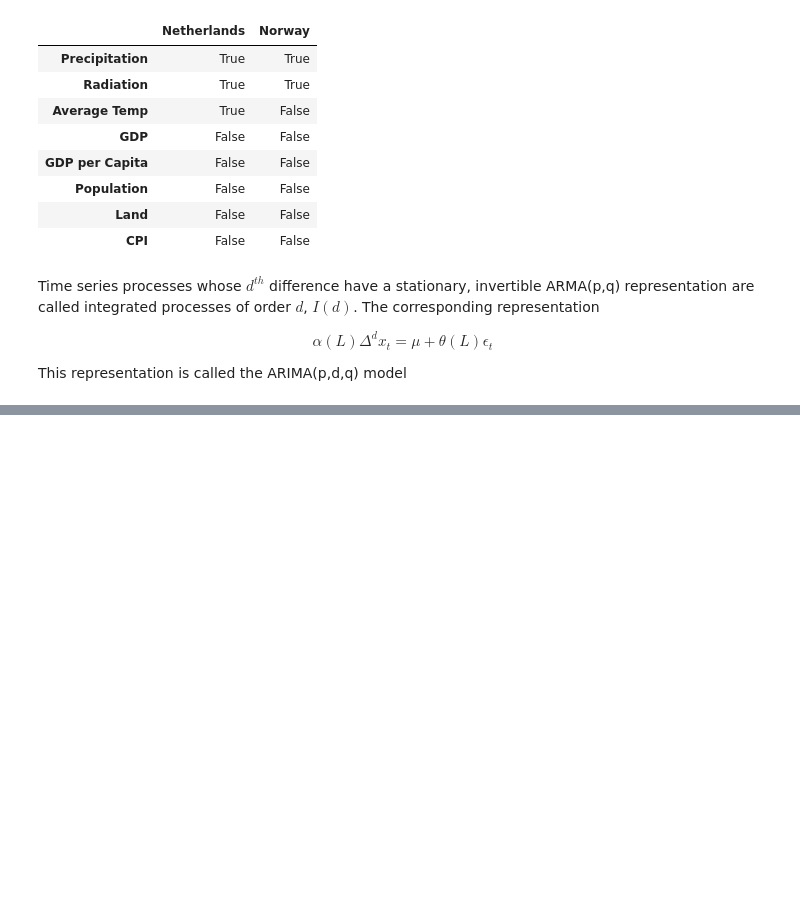
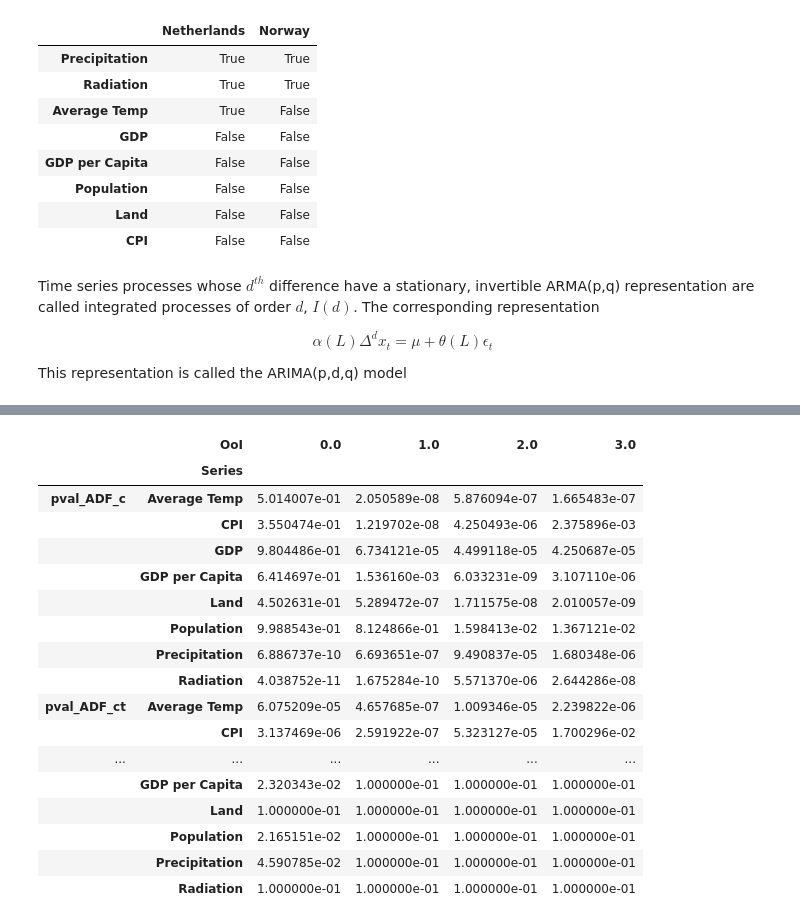
Before and after one commit to LuukOudshoorn25/MultivariateEconometrics, a Jupyter notebook: Multivariate Econometrics.ipynb, the cells around one changed output, grey strips where cells are left out. Cells and saved outputs as stored; diff of their text form; code cells hidden in the pictures; blank space fills up the shorter version.

```diff
--- a/Multivariate Econometrics.ipynb
+++ b/Multivariate Econometrics.ipynb
@@ -197,17 +215,32 @@ for country in countries:
     subdf = df.loc[country]
     for col in subdf.columns:
         timeseries = subdf[col].dropna()
-        # Run ADF test to check for stationarity
-        ADF_p = adfuller(timeseries)[1]
+        # Run ADF test to check for stationarity on original series
+        ADF_c_p = adfuller(timeseries, regression='c')[1]
+        ADF_ct_p = adfuller(timeseries, regression='ct')[1]
+        ADF_nc_p = adfuller(timeseries, regression='nc')[1]
+
+        KPSS_p = kpss(timeseries)[1]
         integratability = integratability.append({'Country': country,
                                                       'OoI': 0,
                                                       'Series':col,
-                                                      'pval': ADF_p}, ignore_index=True)
+                                                      'pval_ADF_c': ADF_c_p,
+                                                      'pval_ADF_ct': ADF_ct_p,
+                                                      'pval_ADF_nc': ADF_nc_p,
+                                                      'pval_KPSS': KPSS_p}, ignore_index=True)
+        # Take dth difference sequence (1,2,3)
         for OoI in [1,2,3]:
             timeseries = delta_operator(timeseries)
-            ADF_p = adfuller(timeseries)[1]
+            ADF_c_p = adfuller(timeseries, regression='c')[1]
+            ADF_ct_p = adfuller(timeseries, regression='ct')[1]
+            ADF_nc_p = adfuller(timeseries, regression='nc')[1]
+            KPSS_p = kpss(timeseries)[1]
+            # For each diff series we test obtain ADF pvalue for stationarity
             integratability = integratability.append({'Country': country,
                                                       'OoI': OoI,
                                                       'Series':col,
-                                                      'pval': ADF_p}, ignore_index=True)
-integratability.set_index(['Country','OoI','Series']).unstack()
+                                                      'pval_ADF_c': ADF_c_p,
+                                                      'pval_ADF_ct': ADF_ct_p,
+                                                      'pval_ADF_nc': ADF_nc_p,
+                                                      'pval_KPSS': KPSS_p}, ignore_index=True)
+integratability = integratability.set_index(['Country','OoI','Series']).unstack()
@@ -225,0 +247,21 @@ integratability.set_index(['Country','OoI','Series']).unstack()
+# %%
+integratability.loc['Norway'].T
+# %% [output]
+|  | OoI | 0.0 | 1.0 | 2.0 | 3.0 |
+|  | Series |  |  |  |  |
+| pval_ADF_c | Average Temp | 5.014007e-01 | 2.050589e-08 | 5.876094e-07 | 1.665483e-07 |
+|  | CPI | 3.550474e-01 | 1.219702e-08 | 4.250493e-06 | 2.375896e-03 |
+|  | GDP | 9.804486e-01 | 6.734121e-05 | 4.499118e-05 | 4.250687e-05 |
+|  | GDP per Capita | 6.414697e-01 | 1.536160e-03 | 6.033231e-09 | 3.107110e-06 |
+|  | Land | 4.502631e-01 | 5.289472e-07 | 1.711575e-08 | 2.010057e-09 |
+|  | Population | 9.988543e-01 | 8.124866e-01 | 1.598413e-02 | 1.367121e-02 |
+|  | Precipitation | 6.886737e-10 | 6.693651e-07 | 9.490837e-05 | 1.680348e-06 |
+|  | Radiation | 4.038752e-11 | 1.675284e-10 | 5.571370e-06 | 2.644286e-08 |
+| pval_ADF_ct | Average Temp | 6.075209e-05 | 4.657685e-07 | 1.009346e-05 | 2.239822e-06 |
+|  | CPI | 3.137469e-06 | 2.591922e-07 | 5.323127e-05 | 1.700296e-02 |
+| ... | ... | ... | ... | ... | ... |
+|  | GDP per Capita | 2.320343e-02 | 1.000000e-01 | 1.000000e-01 | 1.000000e-01 |
+|  | Land | 1.000000e-01 | 1.000000e-01 | 1.000000e-01 | 1.000000e-01 |
+|  | Population | 2.165151e-02 | 1.000000e-01 | 1.000000e-01 | 1.000000e-01 |
+|  | Precipitation | 4.590785e-02 | 1.000000e-01 | 1.000000e-01 | 1.000000e-01 |
+|  | Radiation | 1.000000e-01 | 1.000000e-01 | 1.000000e-01 | 1.000000e-01 |
```
Also changed, not shown: parts of 12 cells of this notebook, 10 other files.
